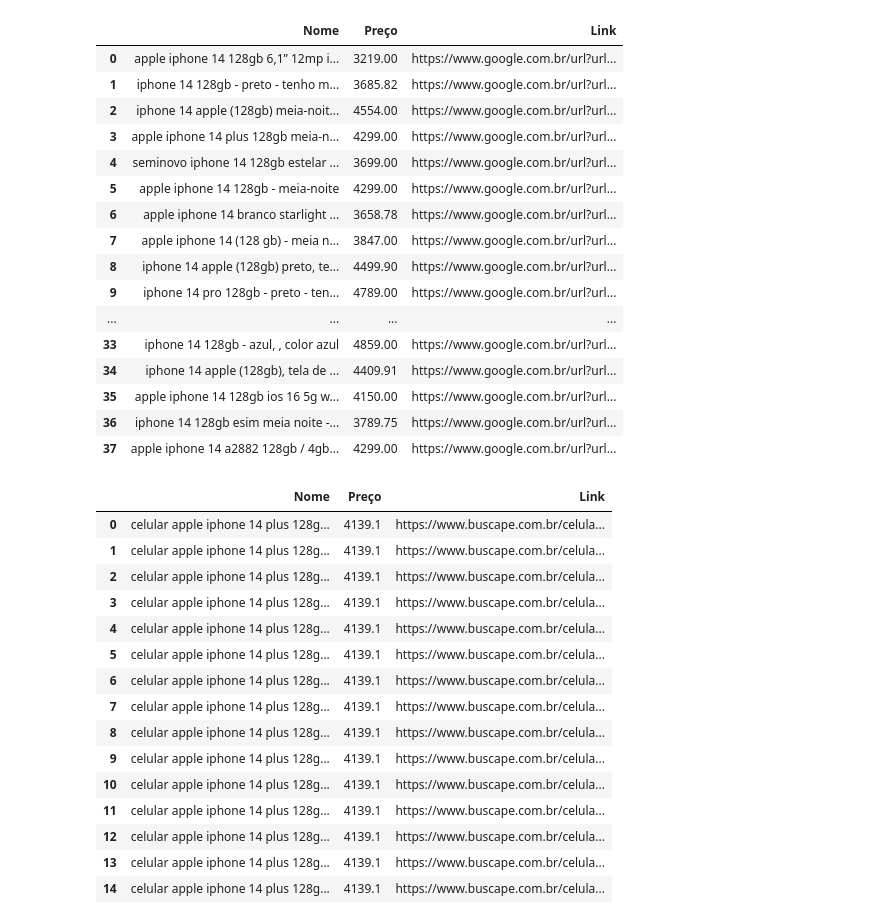
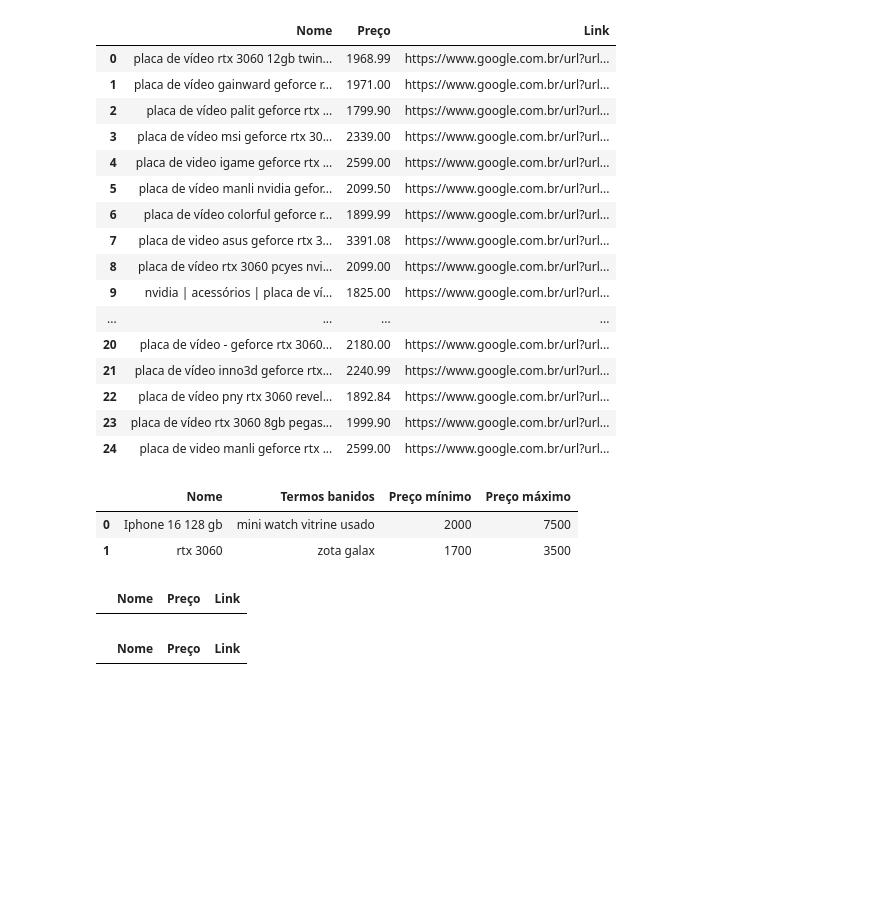
Before and after one commit to RicsonRamos/Python-impressionador, a Jupyter notebook: 40. Projeto 2 - Automação Web - Aplicação de Mercado de Trabalho/projeto.ipynb, the cells around one changed output. Drawn from its saved outputs; the diff is of its cells as text; code cells hidden in the pictures; blank space fills up the shorter version.

```diff
--- a/40. Projeto 2 - Automação Web - Aplicação de Mercado de Trabalho/projeto.ipynb
+++ b/40. Projeto 2 - Automação Web - Aplicação de Mercado de Trabalho/projeto.ipynb
@@ -66,6 +69,8 @@ def find_google(driver, product, banned_terms, min_price, max_price):
                 price_element = WebDriverWait(result, 2).until(EC.presence_of_element_located((By.CLASS_NAME, 'a8Pemb')))
                 price_text = price_element.text
                 price = float(price_text.replace('R$', '').replace(' ', '').replace('.', '').replace(',', '.'))
+                    #price = float(re.sub('[^0-9,.]', '', price_text).replace('R$', '').replace(' ', '').replace('.', '').replace(',', '.'))
+
 
                 # Verifica se o preço está dentro da faixa desejada
                 if min_price <= price <= max_price:
@@ -97,14 +102,6 @@ def find_buscape(driver, product, banned_terms, min_price, max_price):
     driver.find_element(By.XPATH, '//*[@id="new-header"]/div[1]/div/div/div[3]/div/div/div[2]/div/div[1]/input').send_keys(product, Keys.ENTER)
 
     sleep(1)
-    list_items = driver.find_elements(By.CLASS_NAME, 'AutoCompleteStyle_autocomplete__BvELB')
-
-    sleep(1)
-    for item in list_items:
-        if 'Shopping' in item.text:
-            item.click()
-            break
-    sleep(1)
     # Pegar a lista de resultados da busca no Google Shopping
     list_results = WebDriverWait(driver, 2).until(EC.presence_of_all_elements_located((By.CLASS_NAME, 'Hits_ProductCard__Bonl_')))
 
@@ -134,8 +131,11 @@ def find_buscape(driver, product, banned_terms, min_price, max_price):
                 price_element = WebDriverWait(result, 2).until(EC.presence_of_element_located((By.XPATH, '//*[@data-testid="product-card::price"]')))
                 price_text = price_element.text
                 price = float(price_text.replace('R$', '').replace(' ', '').replace('.', '').replace(',', '.'))
+                #price = float(re.sub('[^0-9,.]', '', price_text).replace('R$', '').replace(' ', '').replace('.', '').replace(',', '.'))
+
 
                 # Verifica se o preço está dentro da faixa desejada
+
                 if min_price <= price <= max_price:
                     # Pega o link do produto
                     link  = result.find_element(By.XPATH, '//a[@data-testid="product-card::card"]').get_attribute('href')
@@ -152,60 +208,55 @@ def find_buscape(driver, product, banned_terms, min_price, max_price):
+# %%
+display(df_complete)
+# %% [output]
+|  | Nome | Preço | Link |
+| 0 | placa de vídeo rtx 3060 12gb twin... | 1968.99 | https://www.google.com.br/url?url... |
+| 1 | placa de vídeo gainward geforce r... | 1971.00 | https://www.google.com.br/url?url... |
+| 2 | placa de vídeo palit geforce rtx ... | 1799.90 | https://www.google.com.br/url?url... |
+| 3 | placa de vídeo msi geforce rtx 30... | 2339.00 | https://www.google.com.br/url?url... |
+| 4 | placa de video igame geforce rtx ... | 2599.00 | https://www.google.com.br/url?url... |
+| 5 | placa de vídeo manli nvidia gefor... | 2099.50 | https://www.google.com.br/url?url... |
+| 6 | placa de vídeo colorful geforce r... | 1899.99 | https://www.google.com.br/url?url... |
+| 7 | placa de video asus geforce rtx 3... | 3391.08 | https://www.google.com.br/url?url... |
+| 8 | placa de vídeo rtx 3060 pcyes nvi... | 2099.00 | https://www.google.com.br/url?url... |
+| 9 | nvidia | acessórios | placa de ví... | 1825.00 | https://www.google.com.br/url?url... |
+| ... | ... | ... | ... |
+| 20 | placa de vídeo - geforce rtx 3060... | 2180.00 | https://www.google.com.br/url?url... |
+| 21 | placa de vídeo inno3d geforce rtx... | 2240.99 | https://www.google.com.br/url?url... |
+| 22 | placa de vídeo pny rtx 3060 revel... | 1892.84 | https://www.google.com.br/url?url... |
+| 23 | placa de vídeo rtx 3060 8gb pegas... | 1999.90 | https://www.google.com.br/url?url... |
+| 24 | placa de video manli geforce rtx ... | 2599.00 | https://www.google.com.br/url?url... |
+# %%
+display(df_buscas)
+# %% [output]
+|  | Nome | Termos banidos | Preço mínimo | Preço máximo |
+| 0 | Iphone 16 128 gb | mini watch vitrine usado | 2000 | 7500 |
+| 1 | rtx 3060 | zota galax | 1700 | 3500 |
 # %%
 # criar o navegador
 driver = webdriver.Chrome()
 # tratar os valores que vieram da tabela
-product = 'iphone 14 128 gb'
-banned_terms = 'mmini watch vitrine usado'
-min_price = 3000
-max_price = 5500
+product = 'Iphone 14 128 gb'
+banned_terms = 'mmini watch'
+min_price = 1000
+max_price = 10000
 
 # chamar a função
 list_google = find_google(driver, product, banned_terms, min_price, max_price)
 
 list_buscape = find_buscape(driver, product, banned_terms, min_price, max_price)
 
 driver.quit()
 
 
 # Criar DataFrames de exemplo
 df_google = pd.DataFrame(list_google, columns=['Nome', 'Preço', 'Link'])
 df_buscape = pd.DataFrame(list_buscape, columns=['Nome', 'Preço', 'Link'])
 
 # Combinar os DataFrames usando a coluna 'Nome' como chave
 #df_complet = pd.merge(df_buscape, df_google, on='Nome', how='inner', suffixes=('_buscape', '_google'))
 
 # Exibir o DataFrame combinado
 display(df_google, df_buscape)
 # %% [output]
 |  | Nome | Preço | Link |
-| 0 | apple iphone 14 128gb 6,1” 12mp i... | 3219.00 | https://www.google.com.br/url?url... |
-| 1 | iphone 14 128gb - preto - tenho m... | 3685.82 | https://www.google.com.br/url?url... |
-| 2 | iphone 14 apple (128gb) meia-noit... | 4554.00 | https://www.google.com.br/url?url... |
-| 3 | apple iphone 14 plus 128gb meia-n... | 4299.00 | https://www.google.com.br/url?url... |
-| 4 | seminovo iphone 14 128gb estelar ... | 3699.00 | https://www.google.com.br/url?url... |
-| 5 | apple iphone 14 128gb - meia-noite | 4299.00 | https://www.google.com.br/url?url... |
-| 6 | apple iphone 14 branco starlight ... | 3658.78 | https://www.google.com.br/url?url... |
-| 7 | apple iphone 14 (128 gb) - meia n... | 3847.00 | https://www.google.com.br/url?url... |
-| 8 | iphone 14 apple (128gb) preto, te... | 4499.90 | https://www.google.com.br/url?url... |
-| 9 | iphone 14 pro 128gb - preto - ten... | 4789.00 | https://www.google.com.br/url?url... |
-| ... | ... | ... | ... |
-| 33 | iphone 14 128gb - azul, , color azul | 4859.00 | https://www.google.com.br/url?url... |
-| 34 | iphone 14 apple (128gb), tela de ... | 4409.91 | https://www.google.com.br/url?url... |
-| 35 | apple iphone 14 128gb ios 16 5g w... | 4150.00 | https://www.google.com.br/url?url... |
-| 36 | iphone 14 128gb esim meia noite -... | 3789.75 | https://www.google.com.br/url?url... |
-| 37 | apple iphone 14 a2882 128gb / 4gb... | 4299.00 | https://www.google.com.br/url?url... |
 |  | Nome | Preço | Link |
-| 0 | celular apple iphone 14 plus 128g... | 4139.1 | https://www.buscape.com.br/celula... |
-| 1 | celular apple iphone 14 plus 128g... | 4139.1 | https://www.buscape.com.br/celula... |
-| 2 | celular apple iphone 14 plus 128g... | 4139.1 | https://www.buscape.com.br/celula... |
-| 3 | celular apple iphone 14 plus 128g... | 4139.1 | https://www.buscape.com.br/celula... |
-| 4 | celular apple iphone 14 plus 128g... | 4139.1 | https://www.buscape.com.br/celula... |
-| 5 | celular apple iphone 14 plus 128g... | 4139.1 | https://www.buscape.com.br/celula... |
-| 6 | celular apple iphone 14 plus 128g... | 4139.1 | https://www.buscape.com.br/celula... |
-| 7 | celular apple iphone 14 plus 128g... | 4139.1 | https://www.buscape.com.br/celula... |
-| 8 | celular apple iphone 14 plus 128g... | 4139.1 | https://www.buscape.com.br/celula... |
-| 9 | celular apple iphone 14 plus 128g... | 4139.1 | https://www.buscape.com.br/celula... |
-| 10 | celular apple iphone 14 plus 128g... | 4139.1 | https://www.buscape.com.br/celula... |
-| 11 | celular apple iphone 14 plus 128g... | 4139.1 | https://www.buscape.com.br/celula... |
-| 12 | celular apple iphone 14 plus 128g... | 4139.1 | https://www.buscape.com.br/celula... |
-| 13 | celular apple iphone 14 plus 128g... | 4139.1 | https://www.buscape.com.br/celula... |
-| 14 | celular apple iphone 14 plus 128g... | 4139.1 | https://www.buscape.com.br/celula... |
```
Also changed, not shown: parts of 2 cells of this notebook, 3 other files.
